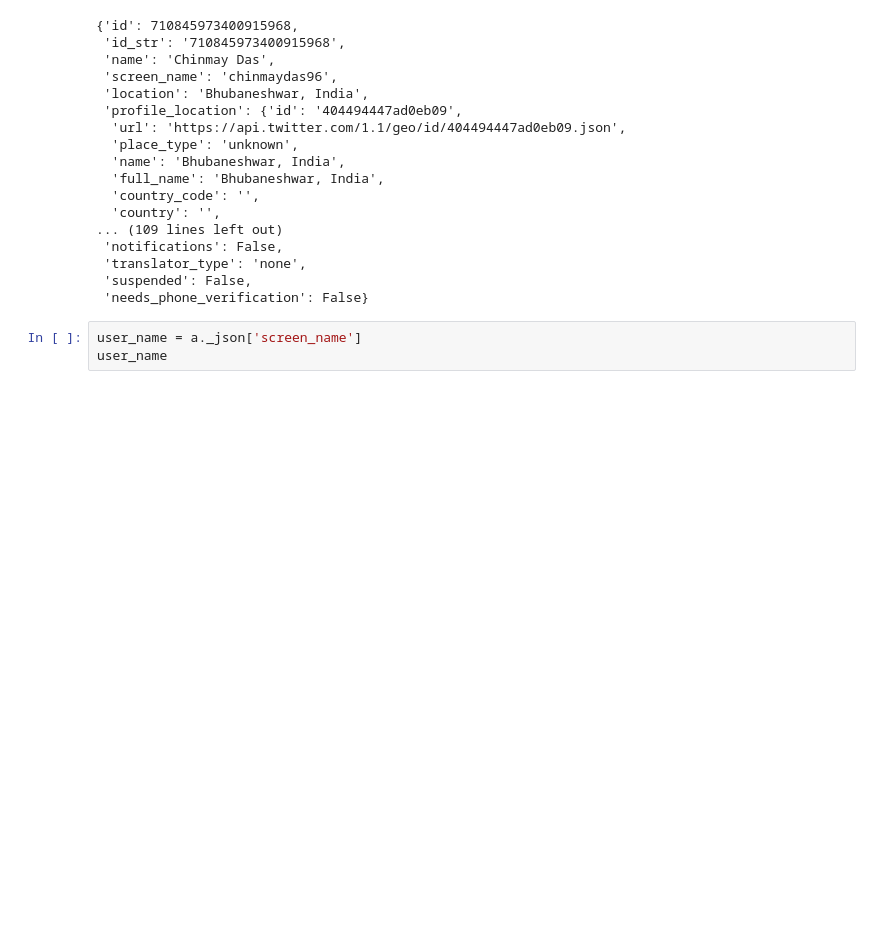
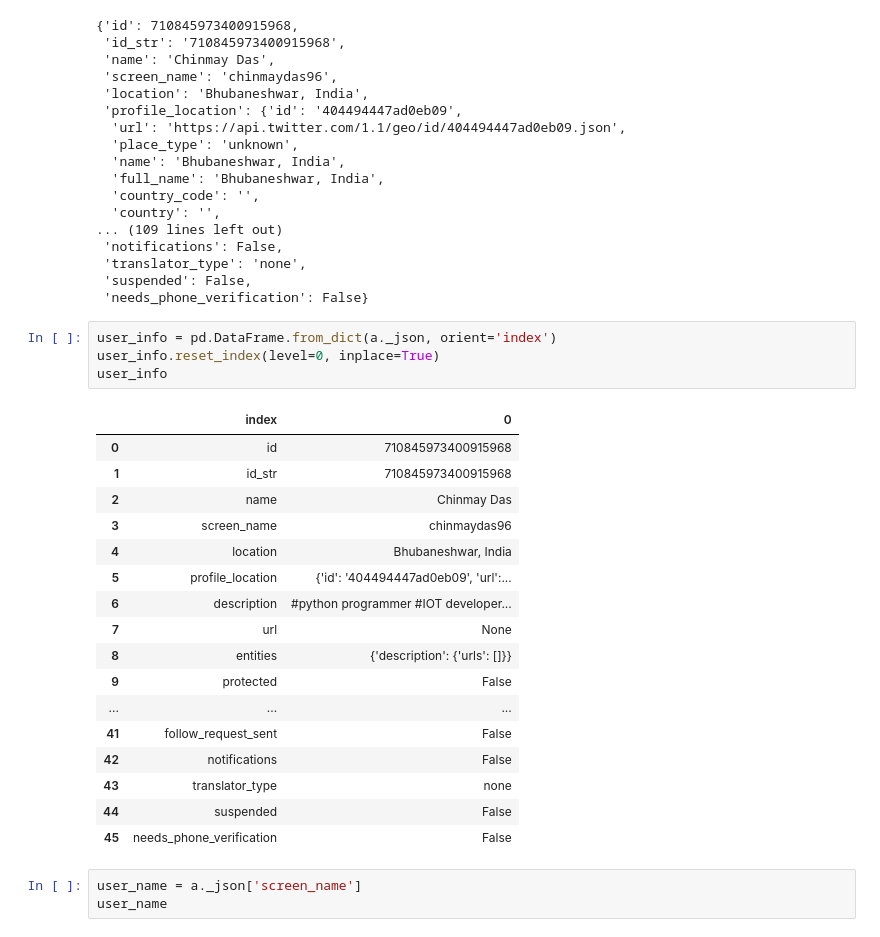
Before and after one commit to chinmaydas96/twitter_sentiment, a Jupyter notebook: Twitter_Analysis.ipynb, the cells around one changed output. Saved outputs shown, nothing was run; the diff lists cells and outputs as text; blank space fills up the shorter version.

```diff
--- a/Twitter_Analysis.ipynb
+++ b/Twitter_Analysis.ipynb
@@ -51,6 +52,28 @@ a._json
  'translator_type': 'none',
  'suspended': False,
  'needs_phone_verification': False}
+# %%
+user_info = pd.DataFrame.from_dict(a._json, orient='index')
+user_info.reset_index(level=0, inplace=True)
+user_info
+# %% [output]
+|  | index | 0 |
+| 0 | id | 710845973400915968 |
+| 1 | id_str | 710845973400915968 |
+| 2 | name | Chinmay Das |
+| 3 | screen_name | chinmaydas96 |
+| 4 | location | Bhubaneshwar, India |
+| 5 | profile_location | {'id': '404494447ad0eb09', 'url':... |
+| 6 | description | #python programmer #IOT developer... |
+| 7 | url | None |
+| 8 | entities | {'description': {'urls': []}} |
+| 9 | protected | False |
+| ... | ... | ... |
+| 41 | follow_request_sent | False |
+| 42 | notifications | False |
+| 43 | translator_type | none |
+| 44 | suspended | False |
+| 45 | needs_phone_verification | False |
 # %%
 user_name = a._json['screen_name']
 user_name
```
Also changed, not shown: parts of 19 cells of this notebook, 2 other files.
